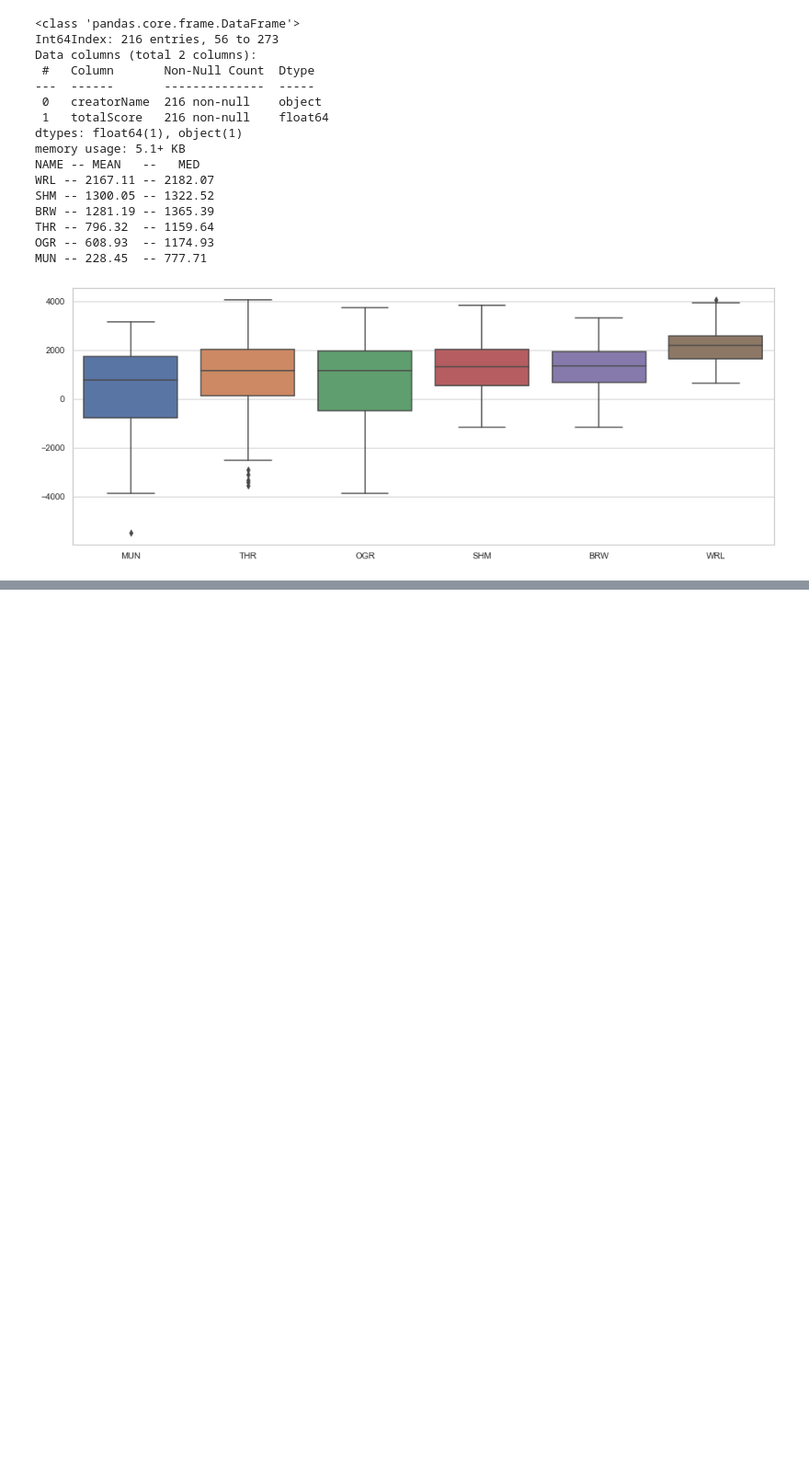
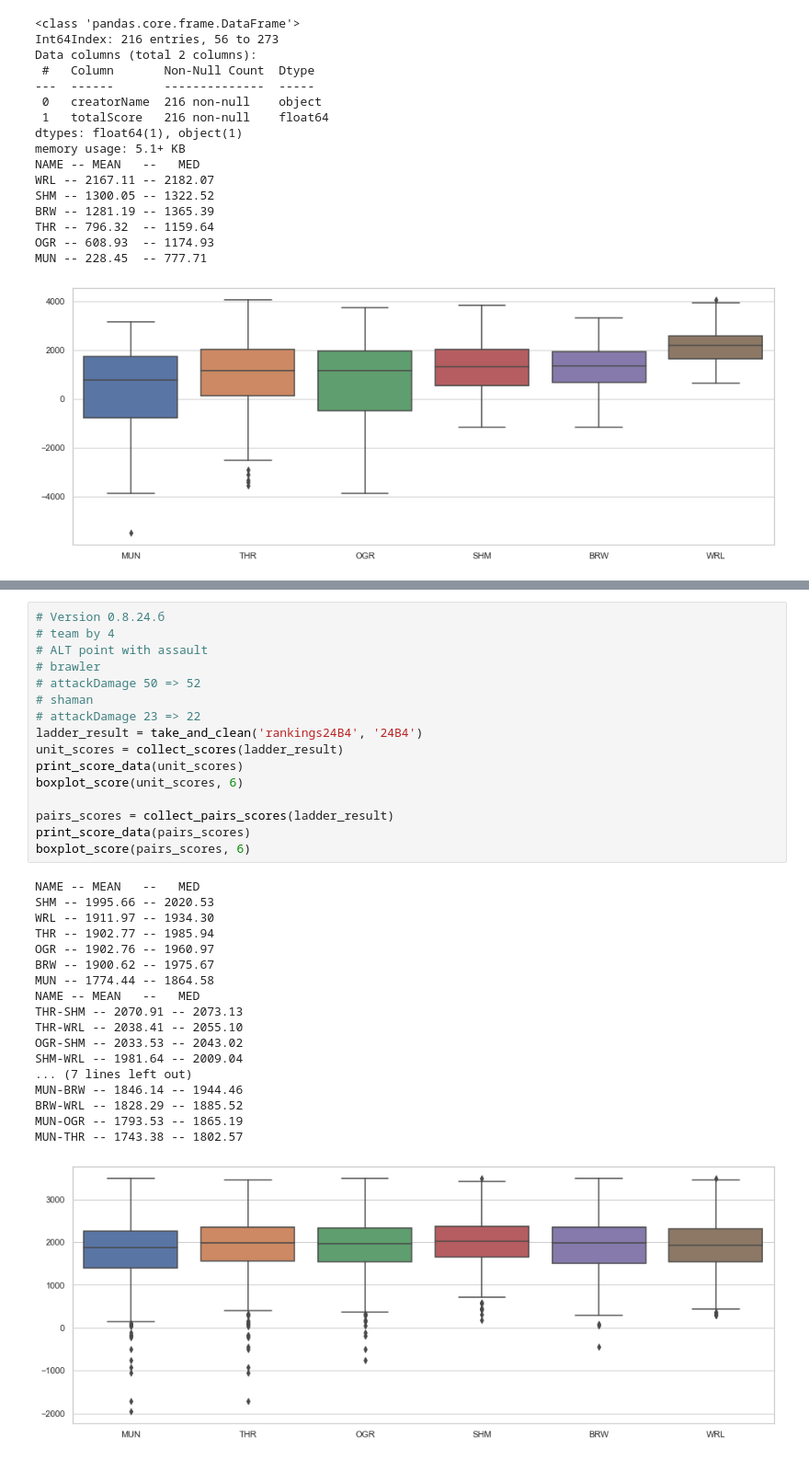
Before and after one commit to Bryukh/AILeagueBalance, a Jupyter notebook: GiantGatesAutoBalancerResults.ipynb, the cells around one changed output, grey strips where cells are left out. Shown at 92% size. Saved outputs shown, nothing was run; the diff lists cells and outputs as text; blank space fills up the shorter version.

```diff
--- a/GiantGatesAutoBalancerResults.ipynb
+++ b/GiantGatesAutoBalancerResults.ipynb
@@ -178,0 +181,35 @@ boxplot_score(front_team_v0_scores, 10)
+# %%
+# Version 0.8.24.б
+# team by 4
+# ALT point with assault
+# brawler
+# attackDamage 50 => 52
+# shaman
+# attackDamage 23 => 22
+ladder_result = take_and_clean('rankings24B4', '24B4')
+unit_scores = collect_scores(ladder_result)
+print_score_data(unit_scores)
+boxplot_score(unit_scores, 6)
+
+pairs_scores = collect_pairs_scores(ladder_result)
+print_score_data(pairs_scores)
+boxplot_score(pairs_scores, 6)
+# %% [output]
+NAME -- MEAN   --   MED
+SHM -- 1995.66 -- 2020.53
+WRL -- 1911.97 -- 1934.30
+THR -- 1902.77 -- 1985.94
+OGR -- 1902.76 -- 1960.97
+BRW -- 1900.62 -- 1975.67
+MUN -- 1774.44 -- 1864.58
+NAME -- MEAN   --   MED
+THR-SHM -- 2070.91 -- 2073.13
+THR-WRL -- 2038.41 -- 2055.10
+OGR-SHM -- 2033.53 -- 2043.02
+SHM-WRL -- 1981.64 -- 2009.04
+... (7 lines left out)
+MUN-BRW -- 1846.14 -- 1944.46
+BRW-WRL -- 1828.29 -- 1885.52
+MUN-OGR -- 1793.53 -- 1865.19
+MUN-THR -- 1743.38 -- 1802.57
+[figure, added]
```
Also changed, not shown: parts of 10 cells of this notebook, 6 other files.
